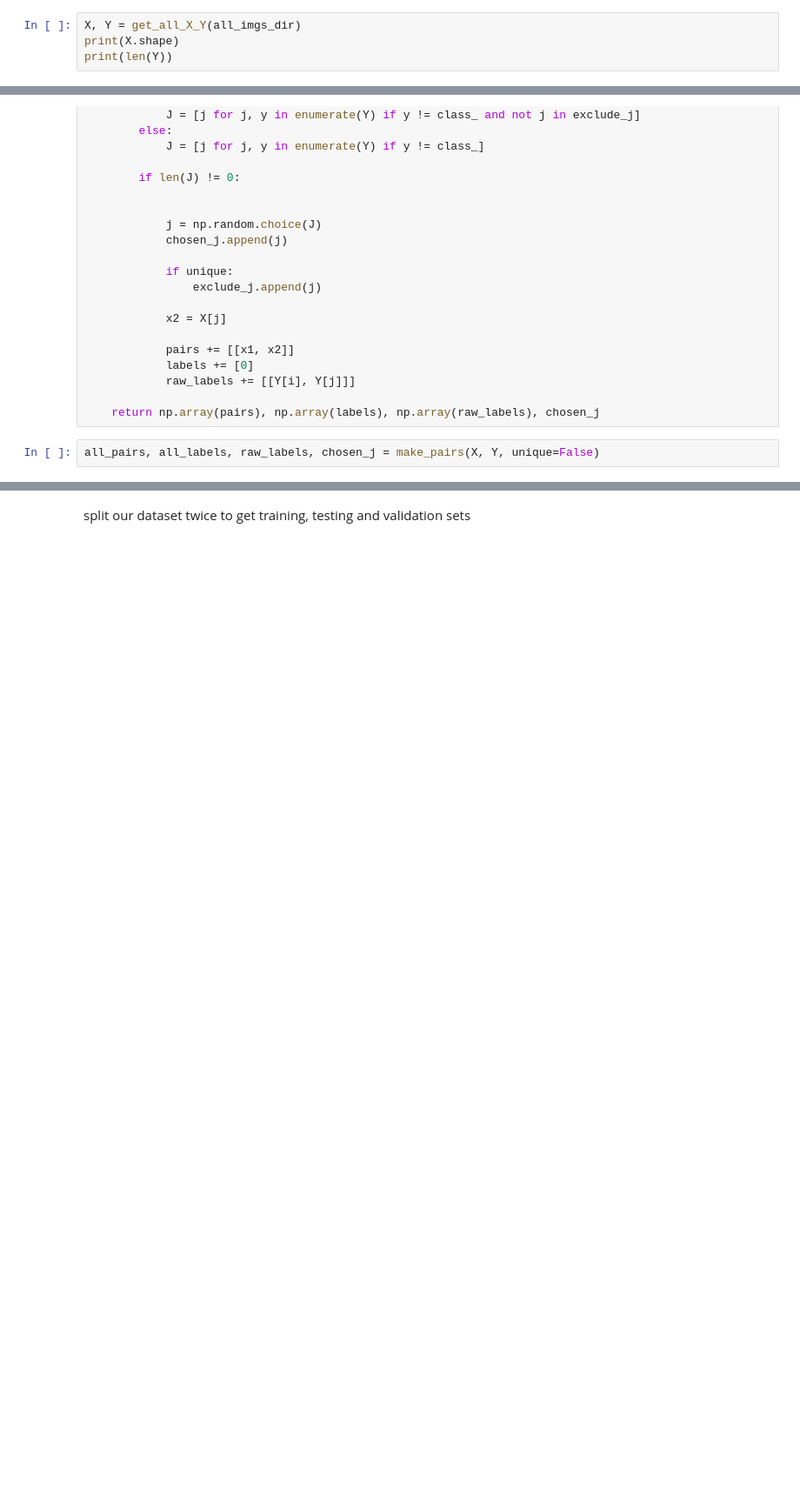
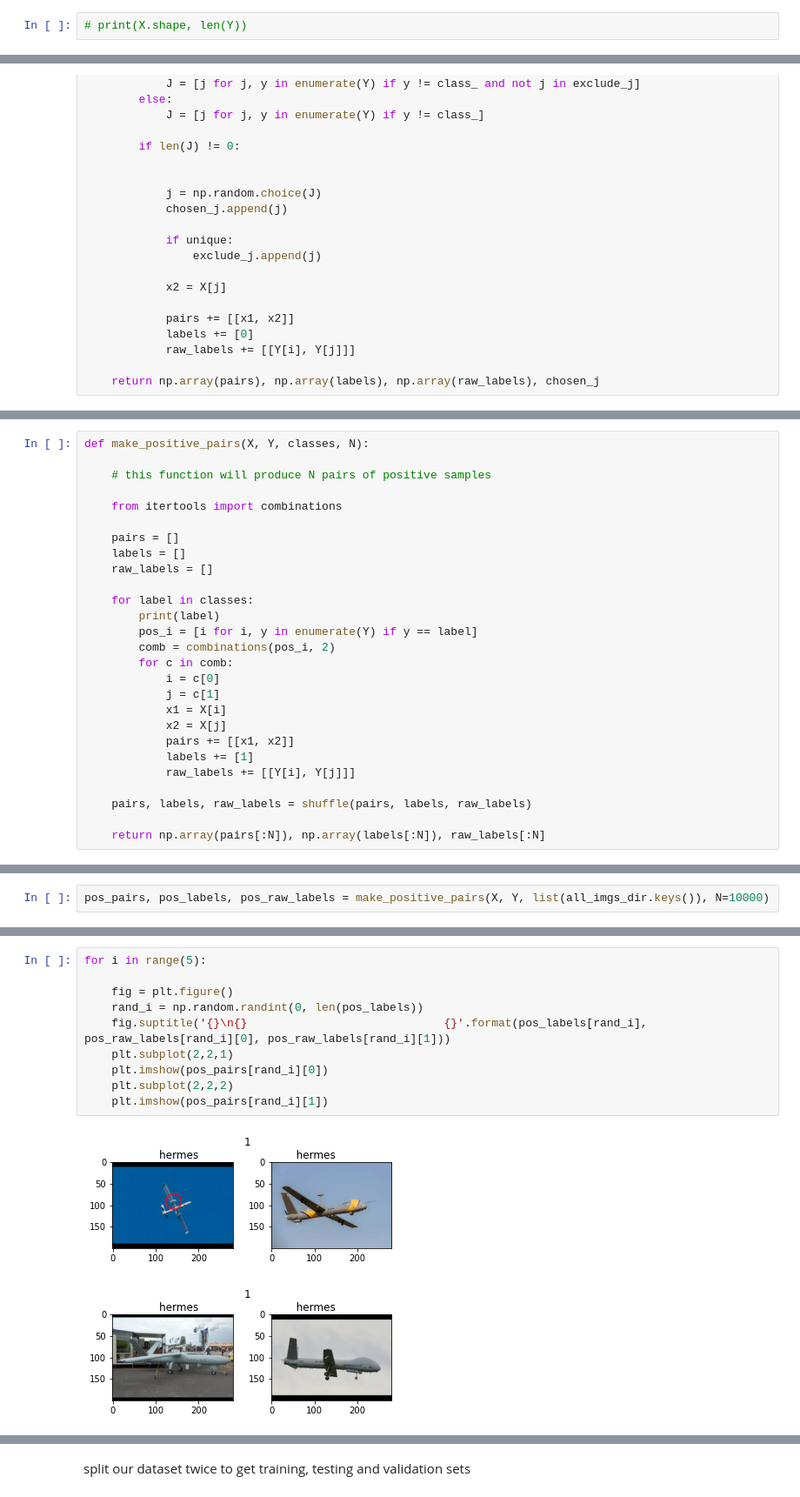
Before and after one commit to beetee17/few_shot_learning, a Jupyter notebook: main/missile.ipynb, the cells around one changed output, grey strips where cells are left out. Shown at 87% size. Cells and saved outputs as stored; diff of their text form; blank space fills up the shorter version.

```diff
--- a/main/missile.ipynb
+++ b/main/missile.ipynb
@@ -241,4 +250,2 @@ def get_all_X_Y(all_imgs_dir):
 # %%
-X, Y = get_all_X_Y(all_imgs_dir)
-print(X.shape)
-print(len(Y))
+# print(X.shape, len(Y))
@@ -344,5 +363,3 @@ def make_pairs(X, Y, unique):
             raw_labels += [[Y[i], Y[j]]]
 
     return np.array(pairs), np.array(labels), np.array(raw_labels), chosen_j
-# %%
-all_pairs, all_labels, raw_labels, chosen_j = make_pairs(X, Y, unique=False)
@@ -365,0 +366,27 @@ all_pairs, all_labels, raw_labels, chosen_j = make_pairs(X, Y, unique=False)
+# %%
+def make_positive_pairs(X, Y, classes, N):
+
+    # this function will produce N pairs of positive samples
+
+    from itertools import combinations
+
+    pairs = []
+    labels = []
+    raw_labels = []
+
+    for label in classes:
+        print(label)
+        pos_i = [i for i, y in enumerate(Y) if y == label]
+        comb = combinations(pos_i, 2)
+        for c in comb:
+            i = c[0]
+            j = c[1]
+            x1 = X[i]
+            x2 = X[j]
+            pairs += [[x1, x2]]
+            labels += [1]
+            raw_labels += [[Y[i], Y[j]]]
+
+    pairs, labels, raw_labels = shuffle(pairs, labels, raw_labels)
+
+    return np.array(pairs[:N]), np.array(labels[:N]), raw_labels[:N]
@@ -365,0 +430,2 @@ all_pairs, all_labels, raw_labels, chosen_j = make_pairs(X, Y, unique=False)
+# %%
+pos_pairs, pos_labels, pos_raw_labels = make_positive_pairs(X, Y, list(all_imgs_dir.keys()), N=10000)
@@ -384,0 +469,13 @@ saved raw_labels to /preprocess/raw_labels.h5!
+# %%
+for i in range(5):
+
+    fig = plt.figure()
+    rand_i = np.random.randint(0, len(pos_labels))
+    fig.suptitle('{}\n{}                             {}'.format(pos_labels[rand_i], pos_raw_labels[rand_i][0], pos_raw_labels[rand_i][1]))
+    plt.subplot(2,2,1)
+    plt.imshow(pos_pairs[rand_i][0])
+    plt.subplot(2,2,2)
+    plt.imshow(pos_pairs[rand_i][1])
+# %% [output]
+[figure, added]
+[figure, added]
```
Also changed, not shown: parts of 42 cells of this notebook.
